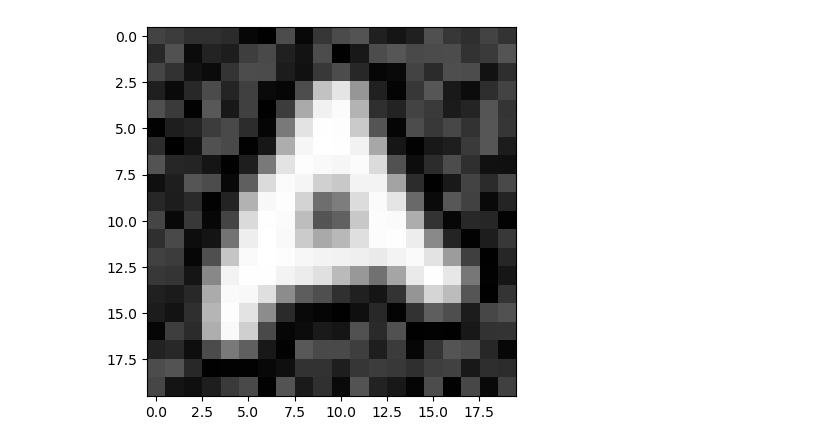
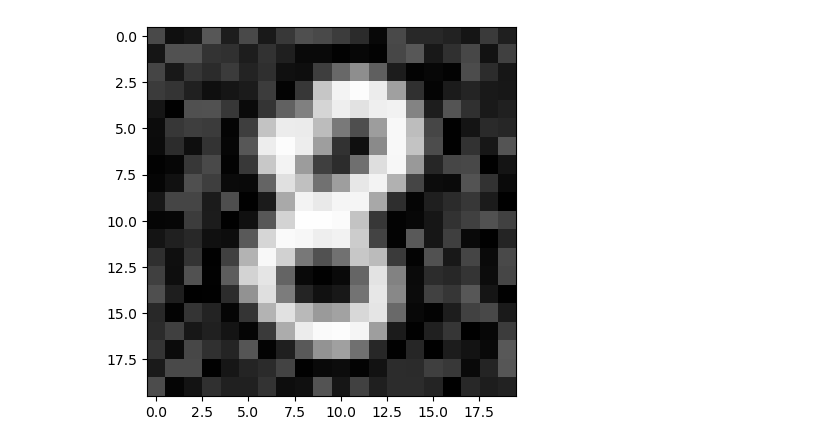
Before and after one commit to eliashovdenes/Machine-Learning-Handwritten-Character-Recognition, a Jupyter notebook: Oblig2.ipynb, the cells around one changed output. Cells and saved outputs as stored; diff of their text form; code cells hidden in the pictures.

```diff
--- a/Oblig2.ipynb
+++ b/Oblig2.ipynb
@@ -32,5 +53,5 @@ print(X[0].reshape(20,20))
 # %%
-plt.imshow(X[0].reshape(20,20), vmin=0, vmax=255, cmap="gray")
+plt.imshow(X[5].reshape(20,20), vmin=0, vmax=255, cmap="gray")
 plt.show()
 # %% [output]
-[figure, old version]
+[figure, new version]
```
Also changed, not shown: parts of 12 cells of this notebook.
